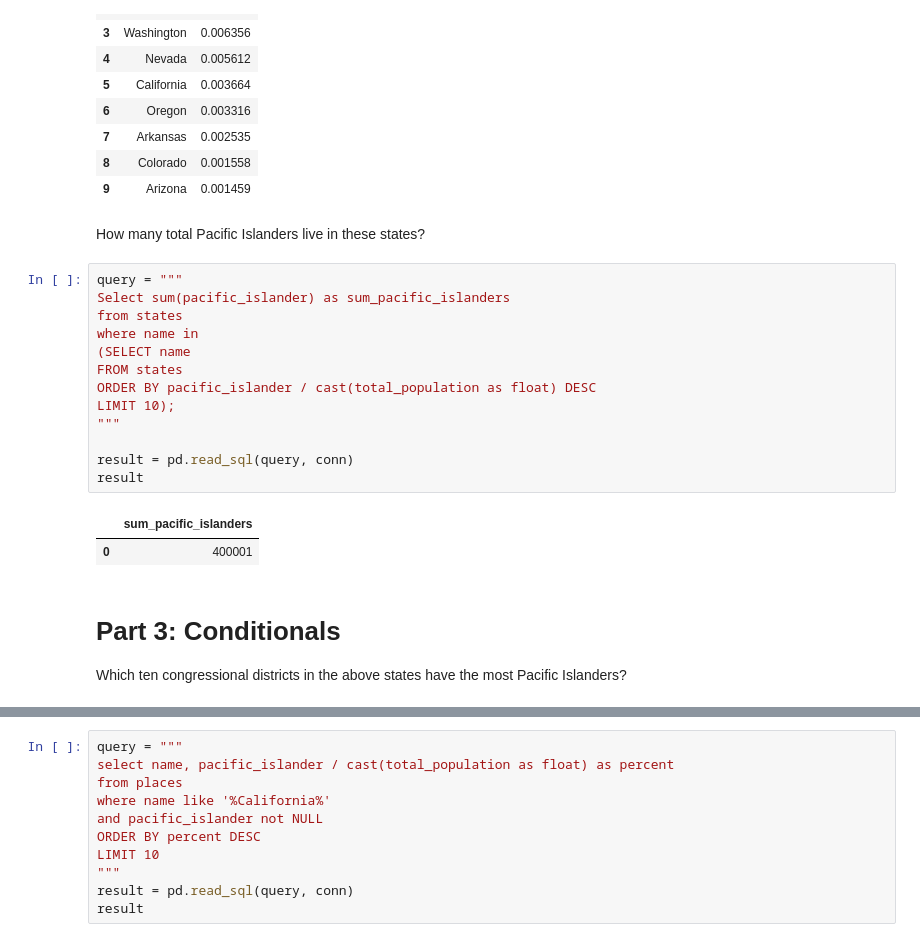
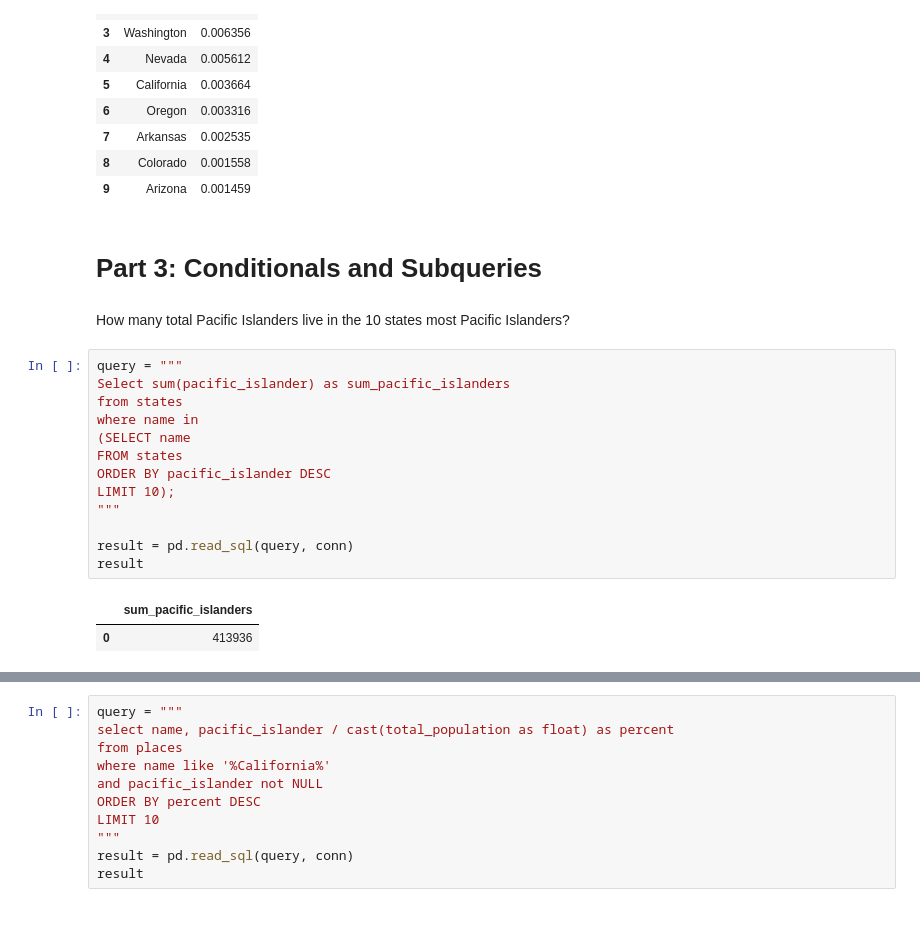
Before and after one commit to flatiron-school/FLEX-fundamentals-instructors, a Jupyter notebook: SQL/solutions_SQL_basics.ipynb, the cells around one changed output, grey strips where cells are left out. Cells and saved outputs as stored; diff of their text form.

```diff
--- a/SQL/solutions_SQL_basics.ipynb
+++ b/SQL/solutions_SQL_basics.ipynb
@@ -193,25 +193,23 @@ result
 | 7 | Arkansas | 0.002535 |
 | 8 | Colorado | 0.001558 |
 | 9 | Arizona | 0.001459 |
+# %% [markdown]
+# Part 3: Conditionals and Subqueries
 # %% [markdown]
-How many total Pacific Islanders live in these states?
+How many total Pacific Islanders live in the 10 states most Pacific Islanders?
 # %%
 query = """
 Select sum(pacific_islander) as sum_pacific_islanders
 from states
 where name in
 (SELECT name
 FROM states
-ORDER BY pacific_islander / cast(total_population as float) DESC
+ORDER BY pacific_islander DESC
 LIMIT 10);
 """
 
 result = pd.read_sql(query, conn)
 result
 # %% [output]
 |  | sum_pacific_islanders |
-| 0 | 400001 |
+| 0 | 413936 |
-# %% [markdown]
-# Part 3: Conditionals
-
-Which ten congressional districts in the above states have the most Pacific Islanders?
```
Also changed, not shown: parts of 11 cells of this notebook, 2 other files.
